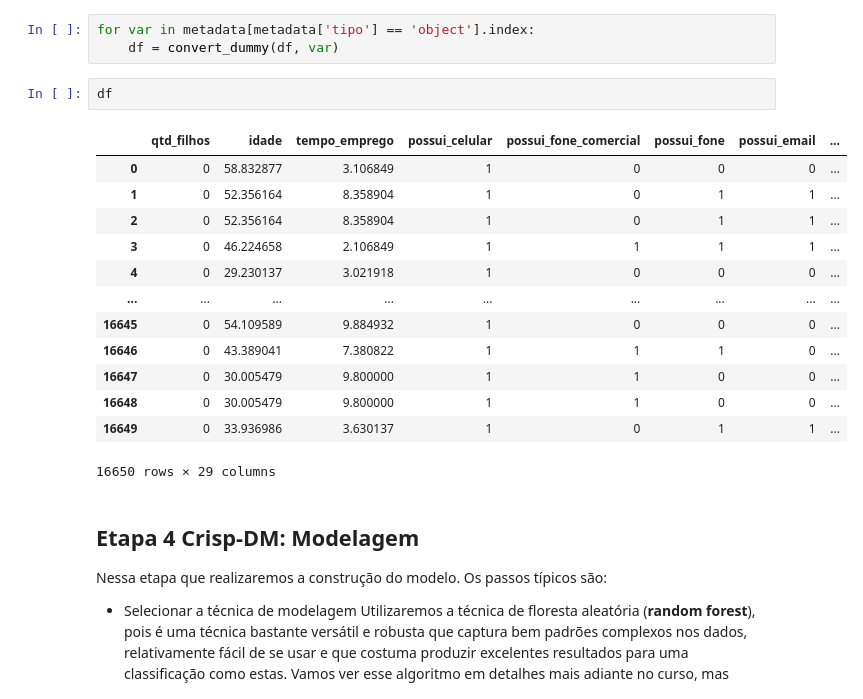
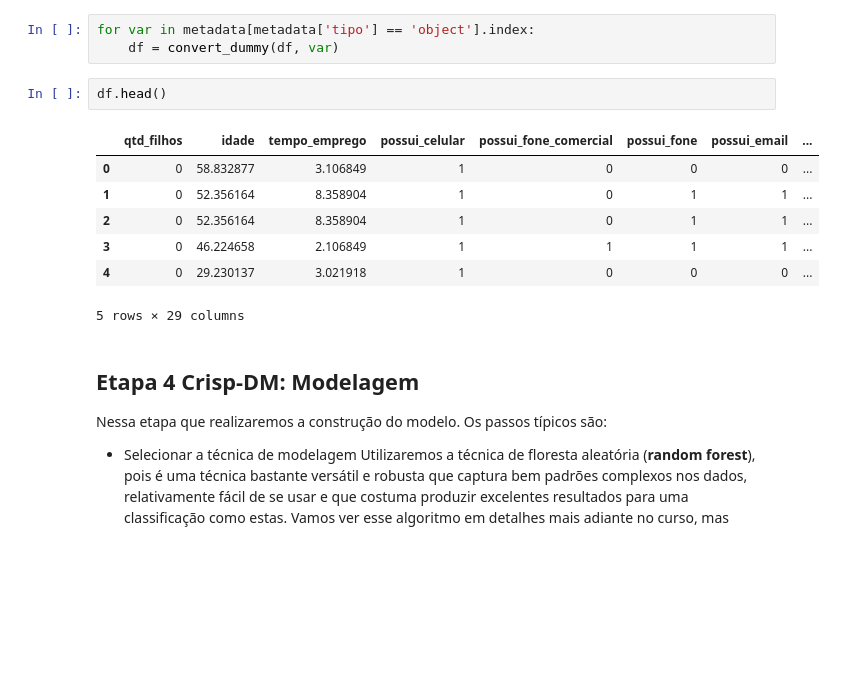
Before and after one commit to sannlin9/Projeto-01-Classificacao-de-credito, a Jupyter notebook: Projeto 01 - Classificação de crédito - CRISP-DM.ipynb, the cells around one changed output. Cells and saved outputs as stored; diff of their text form; blank space fills up the shorter version.

```diff
--- a/Projeto 01 - Classificação de crédito - CRISP-DM.ipynb
+++ b/Projeto 01 - Classificação de crédito - CRISP-DM.ipynb
@@ -218,21 +218,15 @@ def convert_dummy(df, feature,rank=0):
 for var in metadata[metadata['tipo'] == 'object'].index:
     df = convert_dummy(df, var)
 # %%
-df
+df.head()
 # %% [output]
 |  | qtd_filhos | idade | tempo_emprego | possui_celular | possui_fone_comercial | possui_fone | possui_email | ... |
 | 0 | 0 | 58.832877 | 3.106849 | 1 | 0 | 0 | 0 | ... |
 | 1 | 0 | 52.356164 | 8.358904 | 1 | 0 | 1 | 1 | ... |
 | 2 | 0 | 52.356164 | 8.358904 | 1 | 0 | 1 | 1 | ... |
 | 3 | 0 | 46.224658 | 2.106849 | 1 | 1 | 1 | 1 | ... |
 | 4 | 0 | 29.230137 | 3.021918 | 1 | 0 | 0 | 0 | ... |
-| ... | ... | ... | ... | ... | ... | ... | ... | ... |
-| 16645 | 0 | 54.109589 | 9.884932 | 1 | 0 | 0 | 0 | ... |
-| 16646 | 0 | 43.389041 | 7.380822 | 1 | 1 | 1 | 0 | ... |
-| 16647 | 0 | 30.005479 | 9.800000 | 1 | 1 | 0 | 0 | ... |
-| 16648 | 0 | 30.005479 | 9.800000 | 1 | 1 | 0 | 0 | ... |
-| 16649 | 0 | 33.936986 | 3.630137 | 1 | 0 | 1 | 1 | ... |
-16650 rows × 29 columns
+5 rows × 29 columns
 # %% [markdown]
 ## Etapa 4 Crisp-DM: Modelagem
 Nessa etapa que realizaremos a construção do modelo. Os passos típicos são:
```
Also changed, not shown: parts of 10 cells of this notebook.
